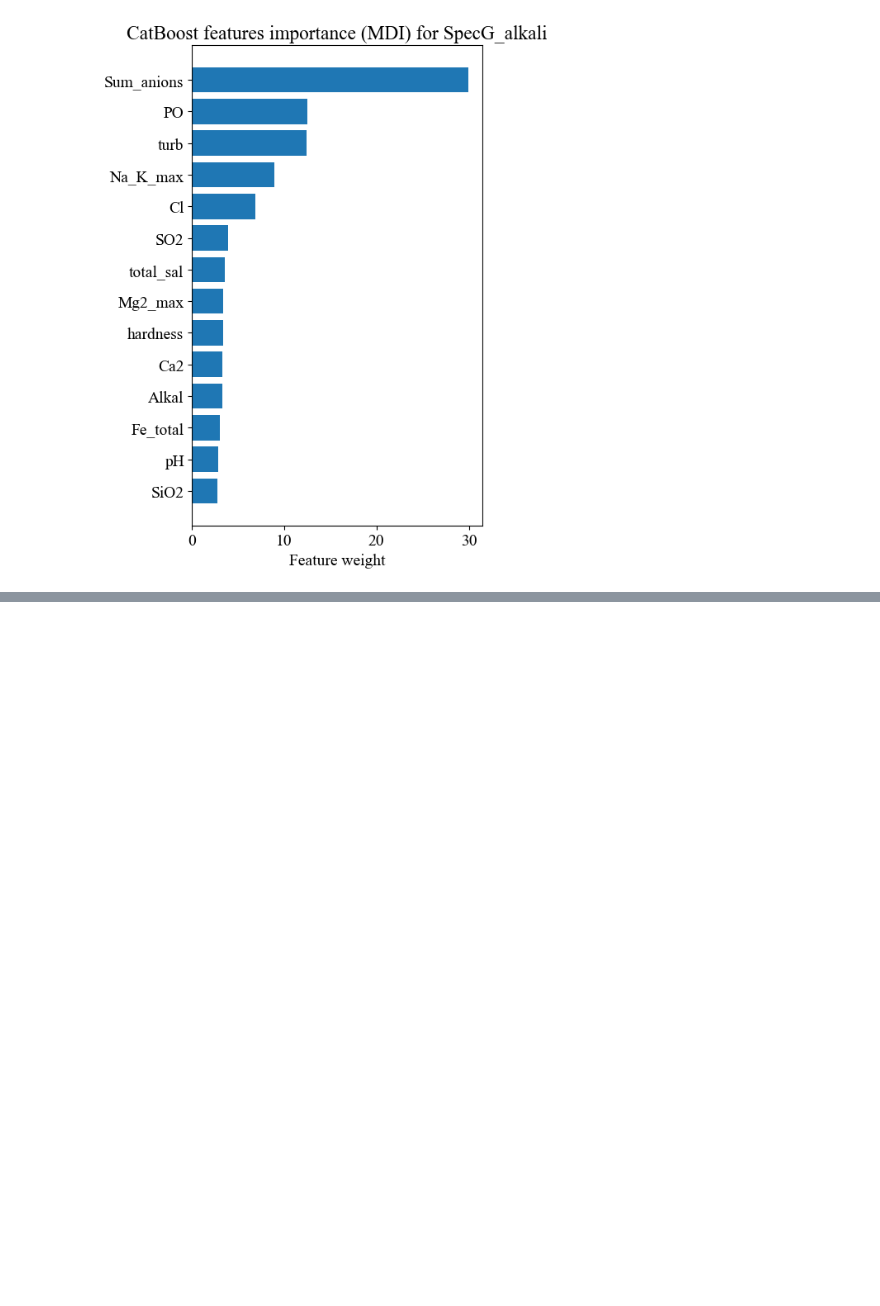
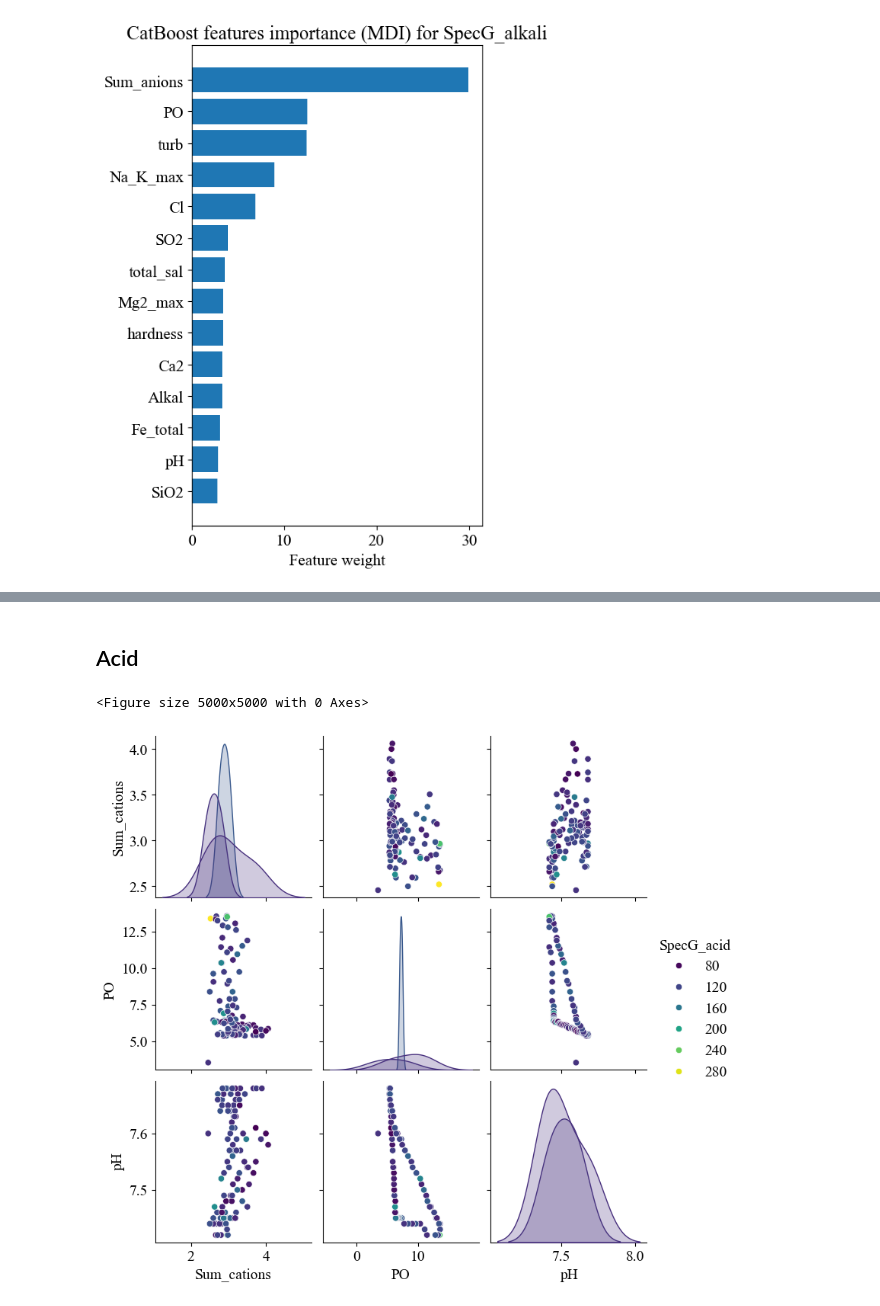
Before and after one commit to caapel/ion_exchange, a Jupyter notebook: ExplorerDataAnalisys.ipynb, the cells around one changed output, grey strips where cells are left out. Drawn from its saved outputs; the diff is of its cells as text; code cells hidden in the pictures; blank space fills up the shorter version.

```diff
--- a/Explorer Data Analisys.ipynb
+++ b/ExplorerDataAnalisys.ipynb
@@ -244,0 +261,7 @@ feature_importance_selector(df_Alcaline.drop(columns=['SpecG_alkali', 'Sum_catio
+# %% [markdown]
+## Acid
+# %%
+pairplot(df=df_Acid[['Sum_cations', 'PO', 'pH', 'SpecG_acid']], hue = 'SpecG_acid')
+# %% [output]
+<Figure size 5000x5000 with 0 Axes>
+[figure, added]
```
Also changed, not shown: parts of 6 cells of this notebook.
